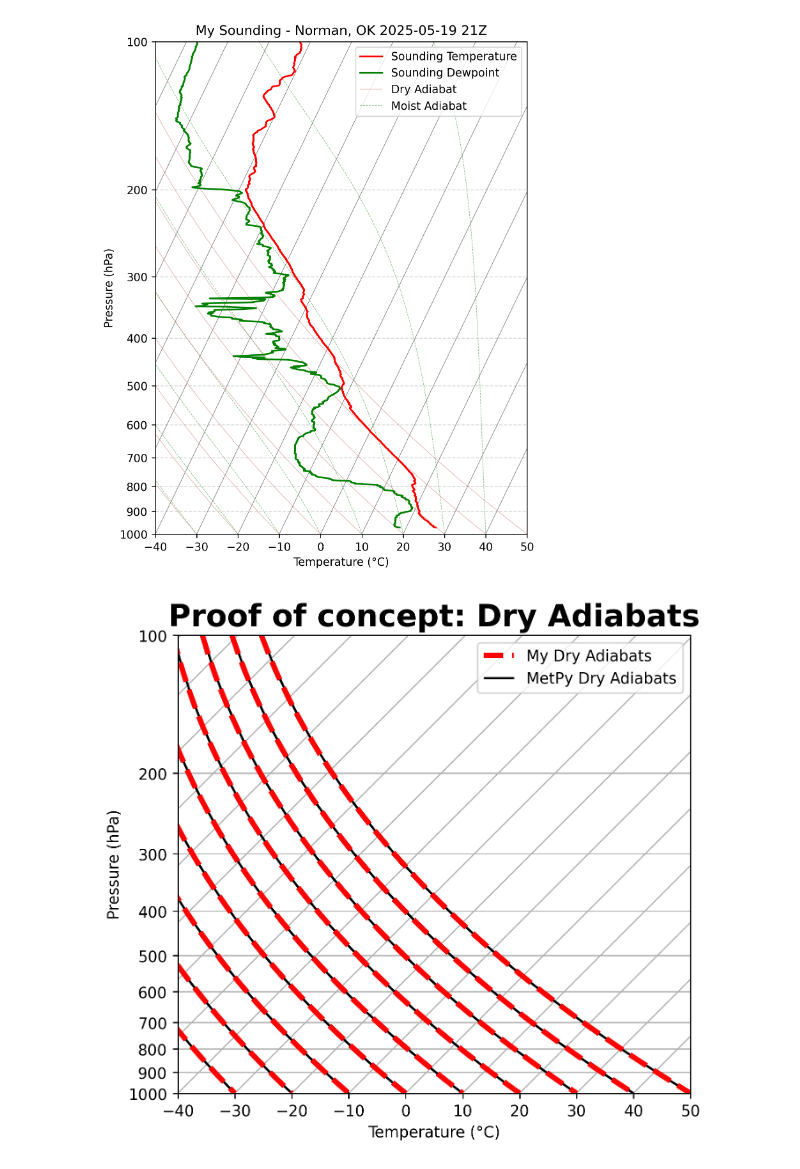
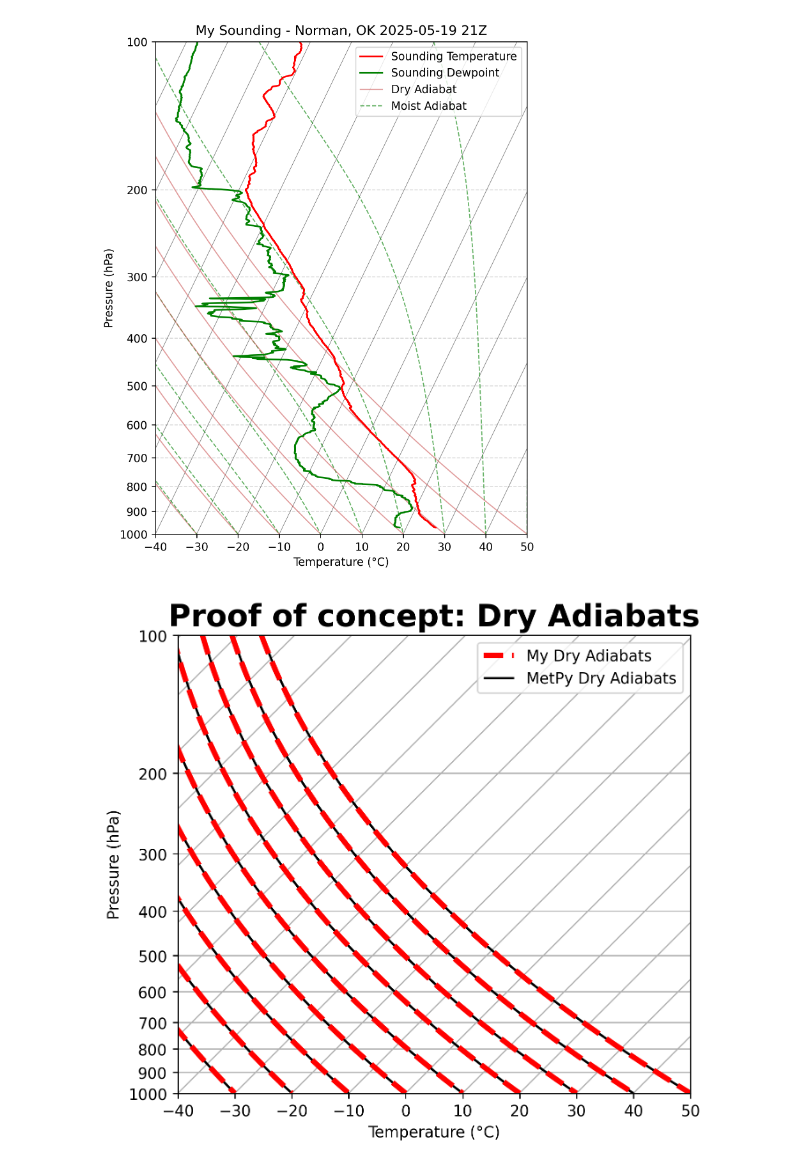
Before and after one commit to Jonathan-Douglas1/Fundimentals_Of_Meteorology, a Jupyter notebook: Lab_3.ipynb, the cells around one changed output. Saved outputs shown, nothing was run; the diff lists cells and outputs as text; code cells hidden in the pictures.

```diff
--- a/Lab_3.ipynb
+++ b/Lab_3.ipynb
@@ -137,7 +137,7 @@ for i in range(len(temp_skewed)):
     #Now, skew this before plotting
     dry_adiabat_skewed = skewT(temp_profile, pres_array[:])
 
-    plt.plot(dry_adiabat_skewed, pres_array[:], color = "indianred", linewidth=0.5, alpha = 0.5)
+    plt.plot(dry_adiabat_skewed, pres_array[:], color = "indianred", linewidth=1, alpha = 0.6)
 
 
 
@@ -159,37 +159,37 @@ for i in range(len(temp_skewed)):
     #Moist lapse profile is the skewed temp minus the cum_diff_lapse array
     moist_lapse_profile = temp_array[i] - cum_diff_lapse_array_rev
     """
     #Again, dont do this at 2 am.
     # I ws creating the moist adiabat in get_moist_lapse_rate, but not returning it for some reason.
     #Leaving this ehre for fun lol
 
     moist_lapse_profile_skewed = skewT(moist_adiabat[:-1], pres_array[:-1])
 
-    plt.plot(moist_lapse_profile_skewed, pres_array[:-1], color = "green", linewidth=0.5, alpha = 0.5, linestyle="--")
+    plt.plot(moist_lapse_profile_skewed, pres_array[:-1], color = "green", linewidth=1, alpha = 0.6, linestyle="--")
 
 #Add the observed sounding
 sounding_temp_skewed = skewT(sounding_temp, sounding_pres)
 sounding_dew_skewed = skewT(sounding_dew, sounding_pres)
 
 plt.plot(sounding_temp_skewed, sounding_pres, color = "red", linewidth=1.5, label = "Sounding Temperature")
 plt.plot(sounding_dew_skewed, sounding_pres, color = "green", linewidth=1.5, label = "Sounding Dewpoint")
 
 #I guess I also need to make fake adiabats so I can put them in a legend.
-plt.plot([], [], color = "indianred", linewidth=0.5, alpha = 0.5, label = "Dry Adiabat")
-plt.plot([], [], color = "green", linewidth=0.5, alpha = 0.5, linestyle="--", label = "Moist Adiabat")
+plt.plot([], [], color = "indianred", linewidth=1, alpha = 0.6, label = "Dry Adiabat")
+plt.plot([], [], color = "green", linewidth=1, alpha = 0.6, linestyle="--", label = "Moist Adiabat")
 
 plt.xlim(-40, 50)
 plt.grid(axis="y", which="both", linestyle="--", alpha=0.5)
 plt.yscale('log')
 plt.ylim(1000, 100)
 plt.yticks([1000,900,800,700,600,500,400,300,200,100], ["1000","900","800","700","600","500","400","300","200","100"])
 plt.xlabel("Temperature (°C)")
 plt.ylabel("Pressure (hPa)")
 plt.legend(loc="upper right")
 plt.title("My Sounding - Norman, OK 2025-05-19 21Z")
 plt.show()
 # %% [output]
-[figure, old version]
+[figure, new version]
 # %%
 #Now, do the proof of concepts in their own cell:
 #Import metpy to do proofs.
```
Also changed, not shown: parts of 2 cells of this notebook.
